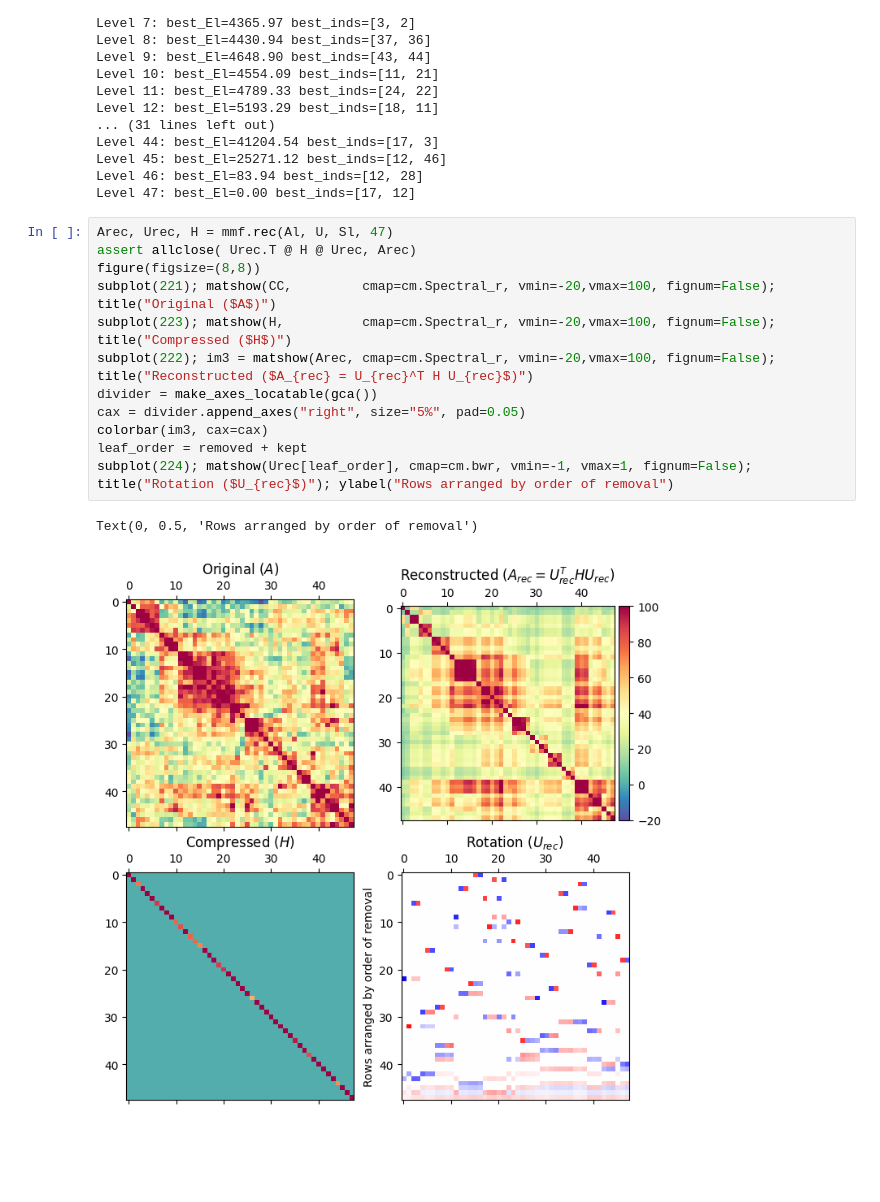
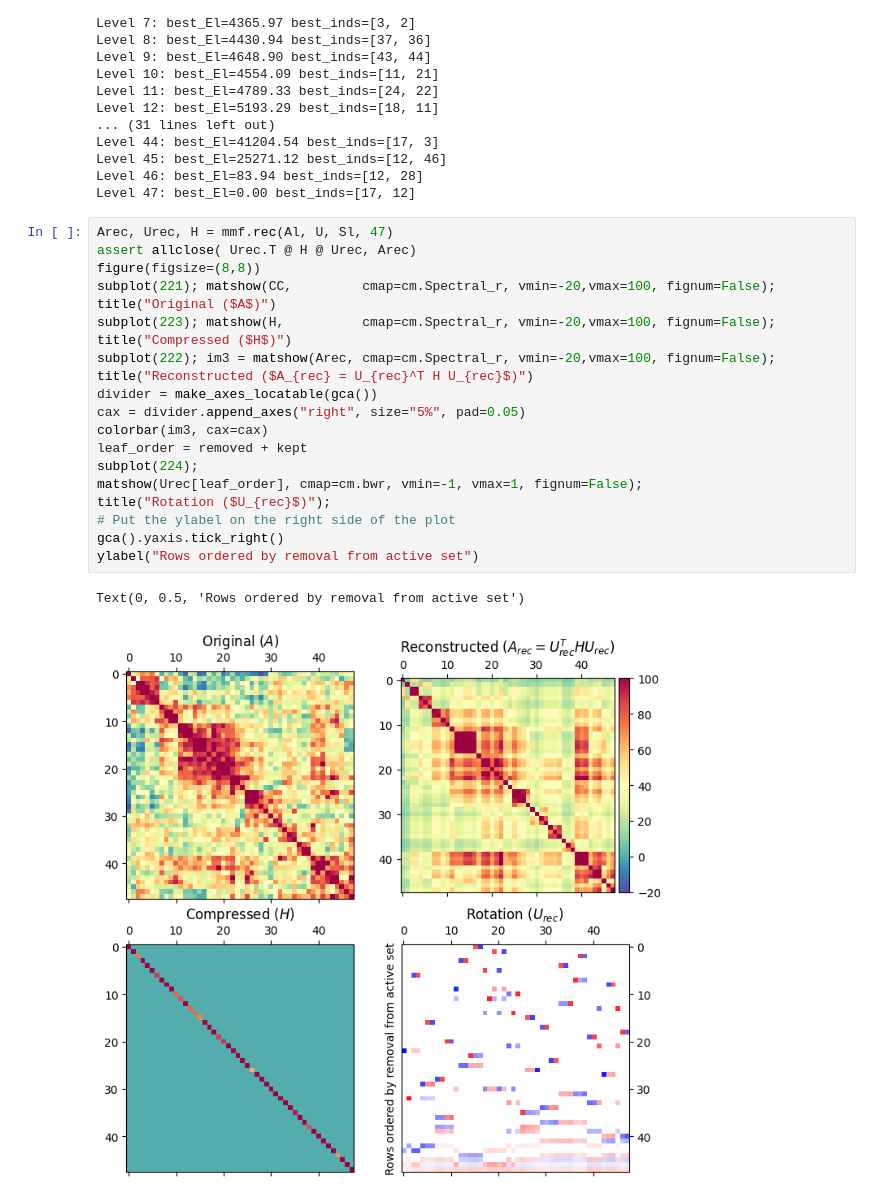
Before and after one commit to stootoon/kondor-mmf, a Jupyter notebook: mmf.ipynb, the cells around one changed output. Drawn from its saved outputs; the diff is of its cells as text; blank space fills up the shorter version.

```diff
--- a/mmf.ipynb
+++ b/mmf.ipynb
@@ -50,15 +50,20 @@ Level 47: best_El=0.00 best_inds=[17, 12]
 # %%
 Arec, Urec, H = mmf.rec(Al, U, Sl, 47)
 assert allclose( Urec.T @ H @ Urec, Arec)
 figure(figsize=(8,8))
 subplot(221); matshow(CC,         cmap=cm.Spectral_r, vmin=-20,vmax=100, fignum=False); title("Original ($A$)")
 subplot(223); matshow(H,          cmap=cm.Spectral_r, vmin=-20,vmax=100, fignum=False); title("Compressed ($H$)")
 subplot(222); im3 = matshow(Arec, cmap=cm.Spectral_r, vmin=-20,vmax=100, fignum=False); title("Reconstructed ($A_{rec} = U_{rec}^T H U_{rec}$)")
 divider = make_axes_locatable(gca())
 cax = divider.append_axes("right", size="5%", pad=0.05)
 colorbar(im3, cax=cax)
 leaf_order = removed + kept
-subplot(224); matshow(Urec[leaf_order], cmap=cm.bwr, vmin=-1, vmax=1, fignum=False); title("Rotation ($U_{rec}$)"); ylabel("Rows arranged by order of removal")
+subplot(224);
+matshow(Urec[leaf_order], cmap=cm.bwr, vmin=-1, vmax=1, fignum=False);
+title("Rotation ($U_{rec}$)");
+# Put the ylabel on the right side of the plot
+gca().yaxis.tick_right()
+ylabel("Rows ordered by removal from active set")
 # %% [output]
-Text(0, 0.5, 'Rows arranged by order of removal')
+Text(0, 0.5, 'Rows ordered by removal from active set')
-[figure, old version]
+[figure, new version]
```
